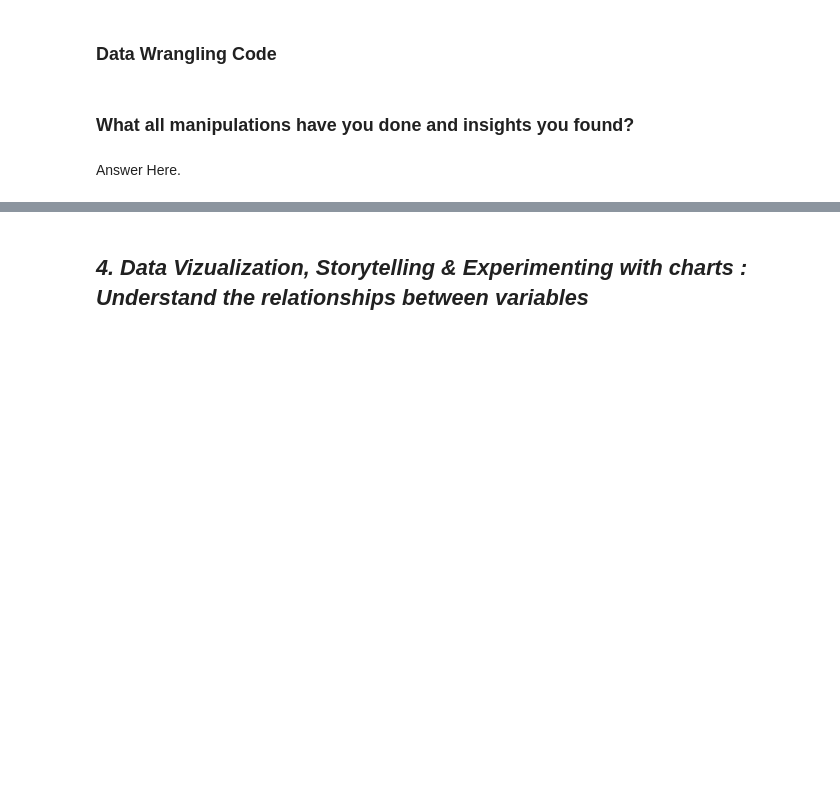
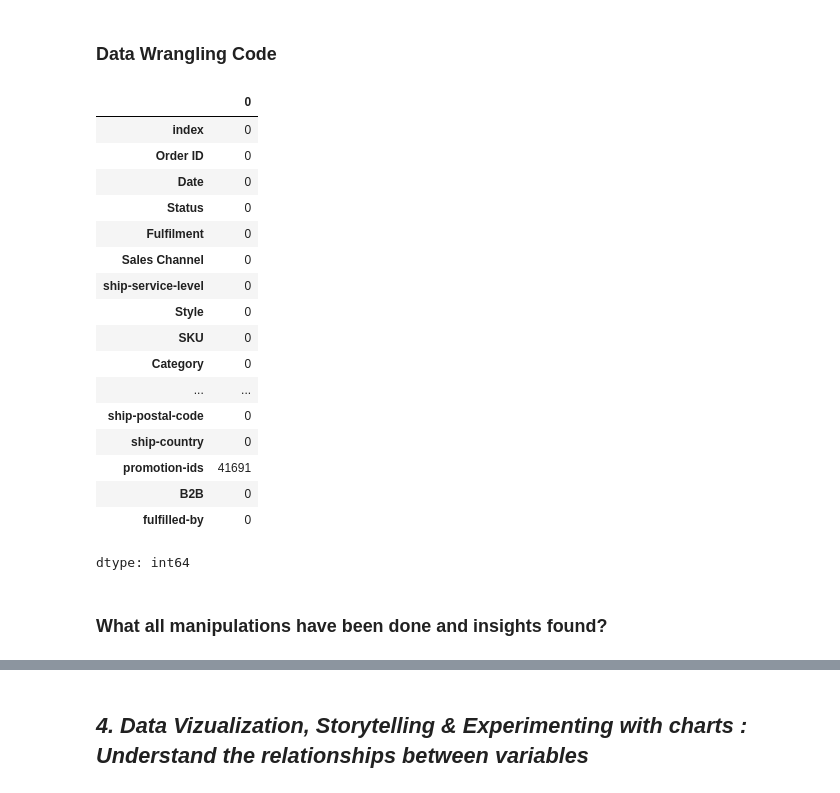
Before and after one commit to adityajain9756-rgb/ecommerce-sales-analysis, a Jupyter notebook: EDA_aditya_amazon.ipynb, the cells around one changed output, grey strips where cells are left out. Cells and saved outputs as stored; diff of their text form; code cells hidden in the pictures; blank space fills up the shorter version.

Commit message:
Data Wrangling done

```diff
--- a/EDA_aditya_amazon.ipynb
+++ b/EDA_aditya_amazon.ipynb
@@ -146,4 +212,54 @@ Answer Here
+# %%
+#Code to make dataset analysis ready.
+
+# Create a copy of the dataset
+df_clean = df.copy()
+
+# Convert Date column into datetime format
+df_clean['Date'] = pd.to_datetime(df_clean['Date'], format='%m-%d-%y')
+
+# Remove duplicate records
+df_clean.drop_duplicates(inplace=True)
+
+# Fill missing values
+df_clean['Courier Status'] = df_clean['Courier Status'].fillna('Unknown')
+df_clean['currency'] = df_clean['currency'].fillna('INR')
+df_clean['fulfilled-by'] = df_clean['fulfilled-by'].fillna('Unknown')
+
+# Remove rows where sales amount is missing
+df_clean.dropna(subset=['Amount'], inplace=True)
+
+# Remove rows with missing shipping information
+df_clean.dropna(subset=[
+    'ship-city',
+    'ship-state',
+    'ship-postal-code',
+    'ship-country'
+], inplace=True)
+
+# Reset index
+df_clean.reset_index(drop=True, inplace=True)
+
+# Verif missing values
+df_clean.isnull().sum()
+# %% [output]
+|  | 0 |
+| index | 0 |
+| Order ID | 0 |
+| Date | 0 |
+| Status | 0 |
+| Fulfilment | 0 |
+| Sales Channel | 0 |
+| ship-service-level | 0 |
+| Style | 0 |
+| SKU | 0 |
+| Category | 0 |
+| ... | ... |
+| ship-postal-code | 0 |
+| ship-country | 0 |
+| promotion-ids | 41691 |
+| B2B | 0 |
+| fulfilled-by | 0 |
+dtype: int64
 # %% [markdown]
-### What all manipulations have you done and insights you found?
+### What all manipulations have been done and insights found?
-# %% [markdown]
-Answer Here.
```
Also changed, not shown: parts of 20 cells of this notebook.
